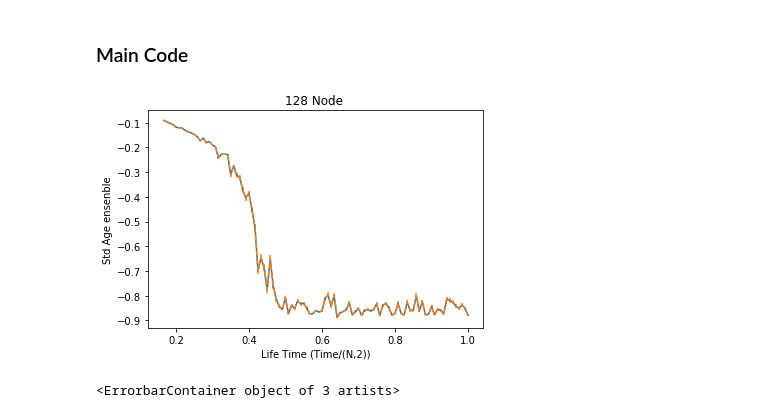
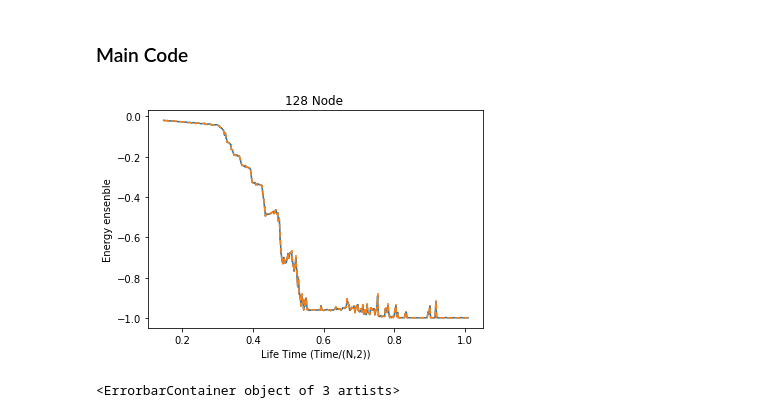
Before and after one commit to herman72/Aged-Network, a Jupyter notebook: Code/ReadData.ipynb, the cells around one changed output. Drawn from its saved outputs; the diff is of its cells as text; code cells hidden in the pictures.

```diff
--- a/Code/ReadData.ipynb
+++ b/Code/ReadData.ipynb
@@ -8,7 +8,7 @@ import matplotlib.pyplot as plt
 # %% [markdown]
 ### Variable
 # %%
-Time = np.loadtxt('/home/mohammad/Documents/Thesis/Aged-Network/Code/Output/T16.txt')
+Time = np.loadtxt('/home/mohammad/Documents/Thesis/Aged-Network/Code/Output/T128.txt')
 # %%
 Time[-1]
 # %% [output]
@@ -18,10 +18,11 @@ Sum_STD = 0
 List_Std_All = []
 for i in range(16):
     File_STD = 0
-    File_STD = np.loadtxt('/home/mohammad/Documents/Thesis/Aged-Network/Code/Output/E16'+str(i)+'.txt')
+    File_STD = np.loadtxt('/home/mohammad/Documents/Thesis/Aged-Network/Code/Output/E128'+str(i)+'.txt')
     List_Std_All.append(File_STD)
     Sum_STD = Sum_STD + File_STD
 Sum_STD = (Sum_STD/16)
+np.savetxt('EFinal128.txt', Sum_STD)
 # STD1 = np.loadtxt('/home/mohammad/Documents/Thesis/Aged-Network/Code/Output/STD130.txt')
 # STD2 = np.loadtxt('/home/mohammad/Documents/Thesis/Aged-Network/Code/Output/STD140.txt')
 # %% [markdown]
@@ -88,15 +89,15 @@ up = 10000
 # %%
 plt.plot(Time,Sum_STD)
 #plt.plot(Time[100:up],Sum_STD100[100:up])
 plt.errorbar(Time,Sum_STD,yerr = Error_Bar_STD,  fmt='--')
 #plt.errorbar(Time[100:up],Sum_STD100[100:up],yerr = Error_Bar_STD100[100:up],  fmt='--')
 plt.xlabel('Life Time (Time/(N,2))')
-plt.ylabel('Std Age ensenble')
+plt.ylabel('Energy ensenble')
 plt.title('128 Node ')
 #plt.legend('s')
-plt.savefig('2700vsBalance(128Node)- mean.png',figsize = (12,7),dpi=300)
+plt.savefig('(128Node)-LifTime.png',figsize = (12,7),dpi=300)
 # %% [output]
-[figure, old version]
+[figure, new version]
 # %%
 plt.plot(Sum_STD,Sum_STD100)
 plt.errorbar(Sum_STD,Sum_STD100,yerr = Error_Bar_STD,  fmt='--')
```
Also changed, not shown: parts of 2 cells of this notebook, 3 other files.
